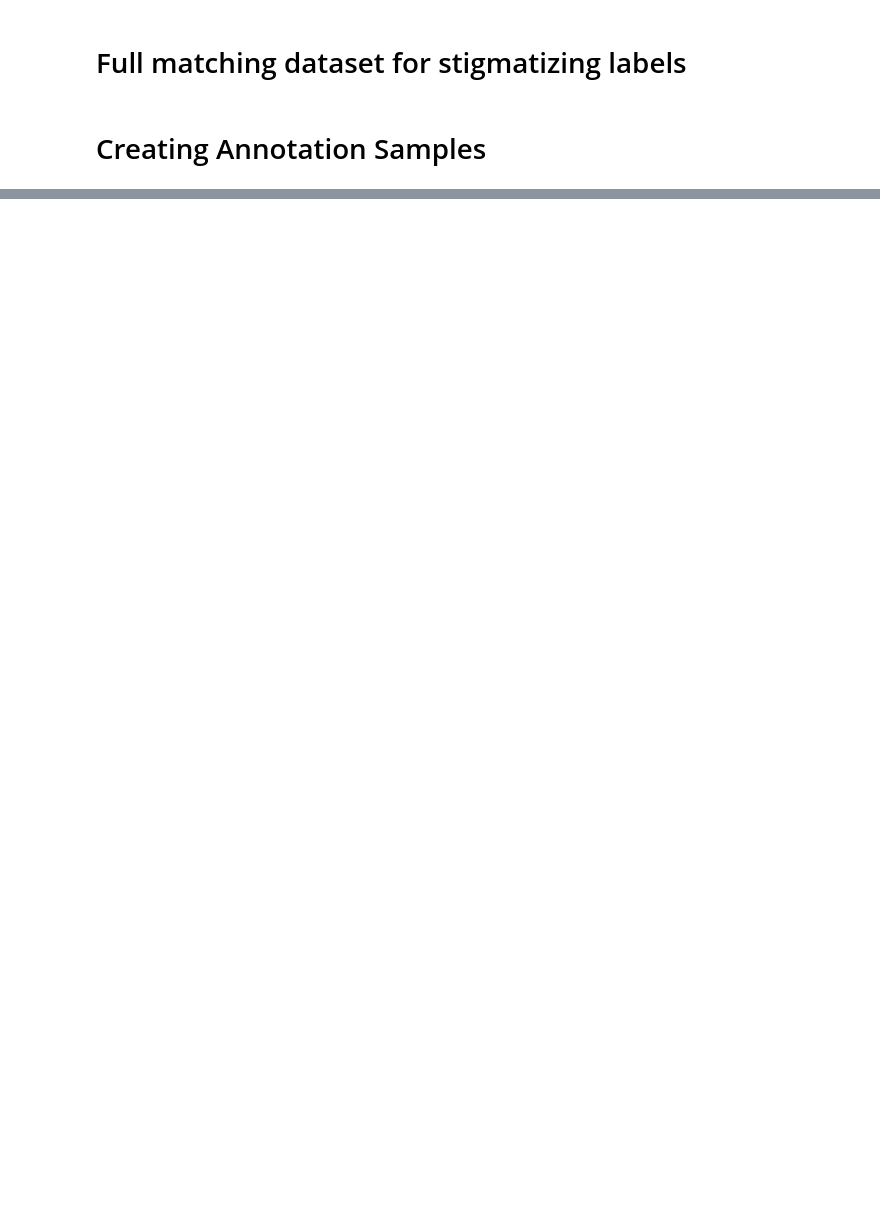
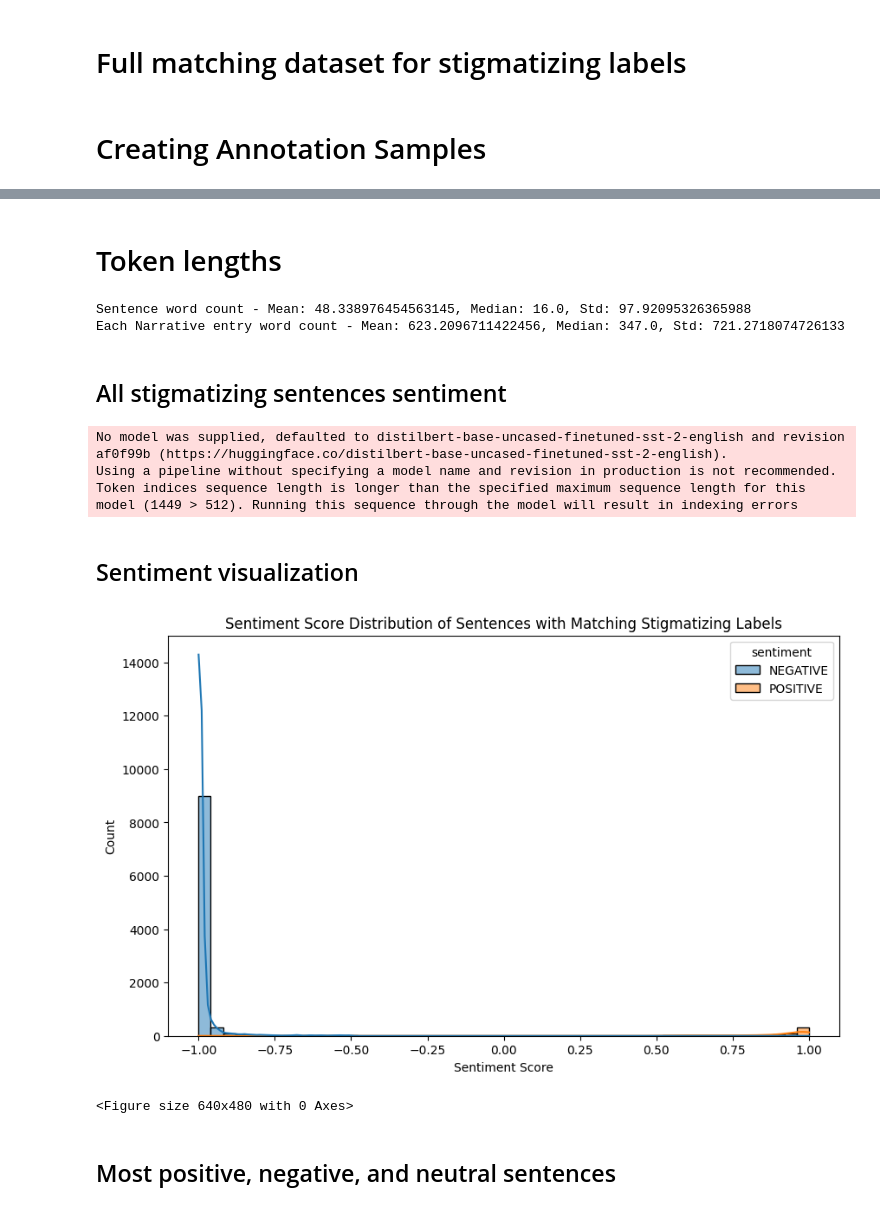
Before and after one commit to drew-walkerr/Diss_Detecting_Provider_Bias, a Jupyter notebook: stigmatizing_labels_regex.ipynb, the cells around one changed output, grey strips where cells are left out. Cells and saved outputs as stored; diff of their text form; code cells hidden in the pictures; blank space fills up the shorter version.

Commit message:
added exploratory analysis

```diff
--- a/stigmatizing_labels_regex.ipynb
+++ b/stigmatizing_labels_regex.ipynb
@@ -334,0 +456,73 @@ runtime.unassign()
+# %% [markdown]
+# Token lengths
+# %%
+# Define a function to count words in a sentence
+def word_count(sentence):
+    return len(sentence.split())
+
+# Calculate word count for each row of the 'Sentence' and 'TEXT' columns
+quoted_dataframe2['Sentence_word_count'] = quoted_dataframe2['Sentence'].apply(word_count)
+quoted_dataframe2['TEXT_word_count'] = quoted_dataframe2['TEXT'].apply(word_count)
+
+# Calculate the mean, median, and standard deviation of word counts
+sentence_mean = quoted_dataframe2['Sentence_word_count'].mean()
+sentence_median = quoted_dataframe2['Sentence_word_count'].median()
+sentence_std = quoted_dataframe2['Sentence_word_count'].std()
+
+text_mean = quoted_dataframe2['TEXT_word_count'].mean()
+text_median = quoted_dataframe2['TEXT_word_count'].median()
+text_std = quoted_dataframe2['TEXT_word_count'].std()
+
+print("Sentence word count - Mean: {}, Median: {}, Std: {}".format(sentence_mean, sentence_median, sentence_std))
+print("Each Narrative entry word count - Mean: {}, Median: {}, Std: {}".format(text_mean, text_median, text_std))
+# %% [output]
+Sentence word count - Mean: 48.338976454563145, Median: 16.0, Std: 97.92095326365988
+Each Narrative entry word count - Mean: 623.2096711422456, Median: 347.0, Std: 721.2718074726133
+# %% [markdown]
+## All stigmatizing sentences sentiment
+# %%
+from transformers import AutoTokenizer, pipeline
+
+tokenizer = AutoTokenizer.from_pretrained('distilbert-base-uncased')
+sentiment_pipeline = pipeline("sentiment-analysis")
+
+def apply_sentiment(sentence):
+    # Tokenize the sentence and truncate to 256 tokens
+    tokens = tokenizer.tokenize(sentence)[:256]
+    # Rejoin the tokens into a truncated sentence
+    truncated_sentence = ' '.join(tokens)
+    # Apply the sentiment pipeline
+    result = sentiment_pipeline(truncated_sentence)[0]
+    return result['label'], result['score']
+quoted_sentiment = quoted_dataframe2
+# Get both the sentiment and score in one apply function
+quoted_sentiment['sentiment_result'] = quoted_dataframe2['Sentence'].apply(apply_sentiment)
+
+# Split the result into two separate columns
+quoted_dataframe2[['sentiment', 'sentiment_score']] = pd.DataFrame(quoted_dataframe2['sentiment_result'].tolist(), index=quoted_dataframe2.index)
+
+# You can drop the 'sentiment_result' column afterwards if it's not needed
+quoted_dataframe2 = quoted_dataframe2.drop(columns=['sentiment_result'])
+# %% [output]
+No model was supplied, defaulted to distilbert-base-uncased-finetuned-sst-2-english and revision af0f99b (https://huggingface.co/distilbert-base-uncased-finetuned-sst-2-english).
+Using a pipeline without specifying a model name and revision in production is not recommended.
+Token indices sequence length is longer than the specified maximum sequence length for this model (1449 > 512). Running this sequence through the model will result in indexing errors
+# %% [markdown]
+## Sentiment visualization
+# %%
+quoted_dataframe2['sentiment_score_signed'] = quoted_dataframe2.apply(lambda row: -row['sentiment_score'] if row['sentiment'] == 'NEGATIVE' else row['sentiment_score'], axis=1)
+import seaborn as sns
+import matplotlib.pyplot as plt
+
+plt.figure(figsize=(10,6))
+sns.histplot(data=quoted_dataframe2, x="sentiment_score_signed", hue="sentiment", bins=50, kde=True)
+plt.title('Sentiment Score Distribution of Sentences with Matching Stigmatizing Labels')
+plt.xlabel('Sentiment Score')
+plt.ylabel('Count')
+plt.show()
+plt.savefig("Sentiment Score Distribution of Sentences with Matching Stigmatizing Labels.png", bbox_inches='tight', dpi=300)
+# %% [output]
+[figure, added]
+<Figure size 640x480 with 0 Axes>
+# %% [markdown]
+## Most positive, negative, and neutral sentences
```
Also changed, not shown: parts of 12 cells of this notebook.
